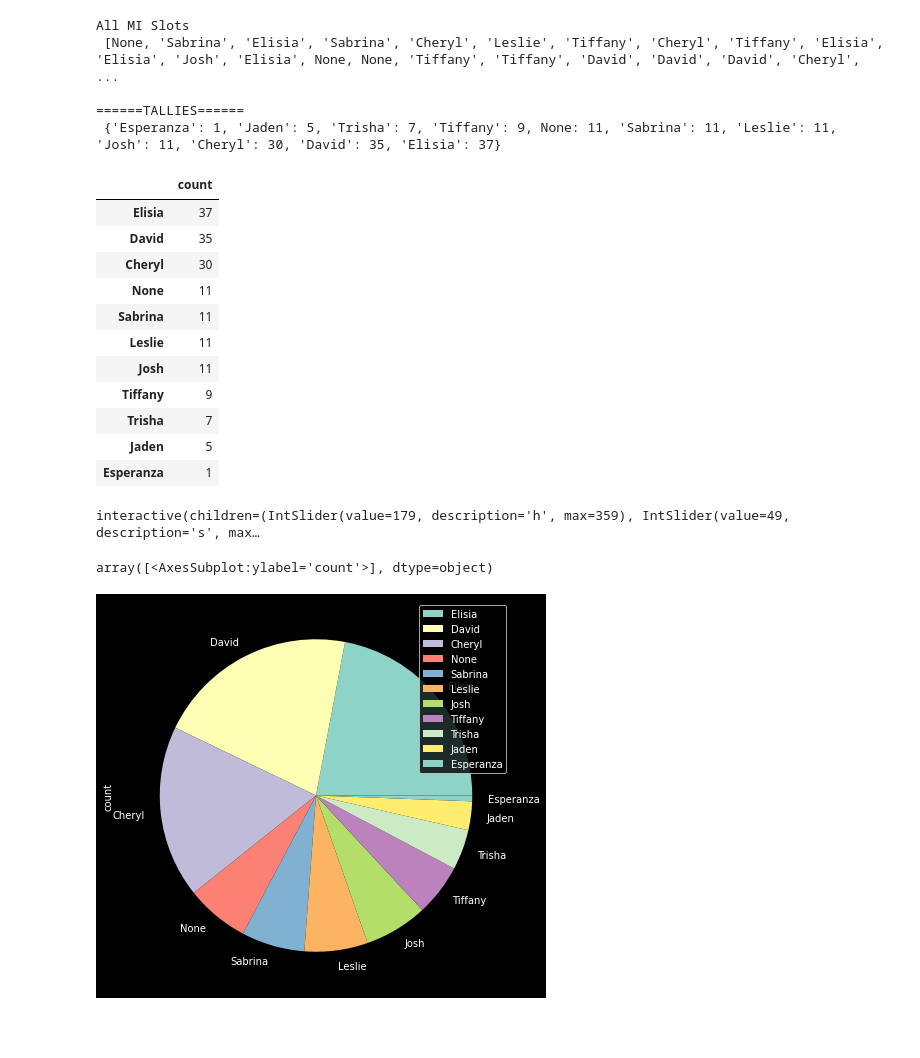
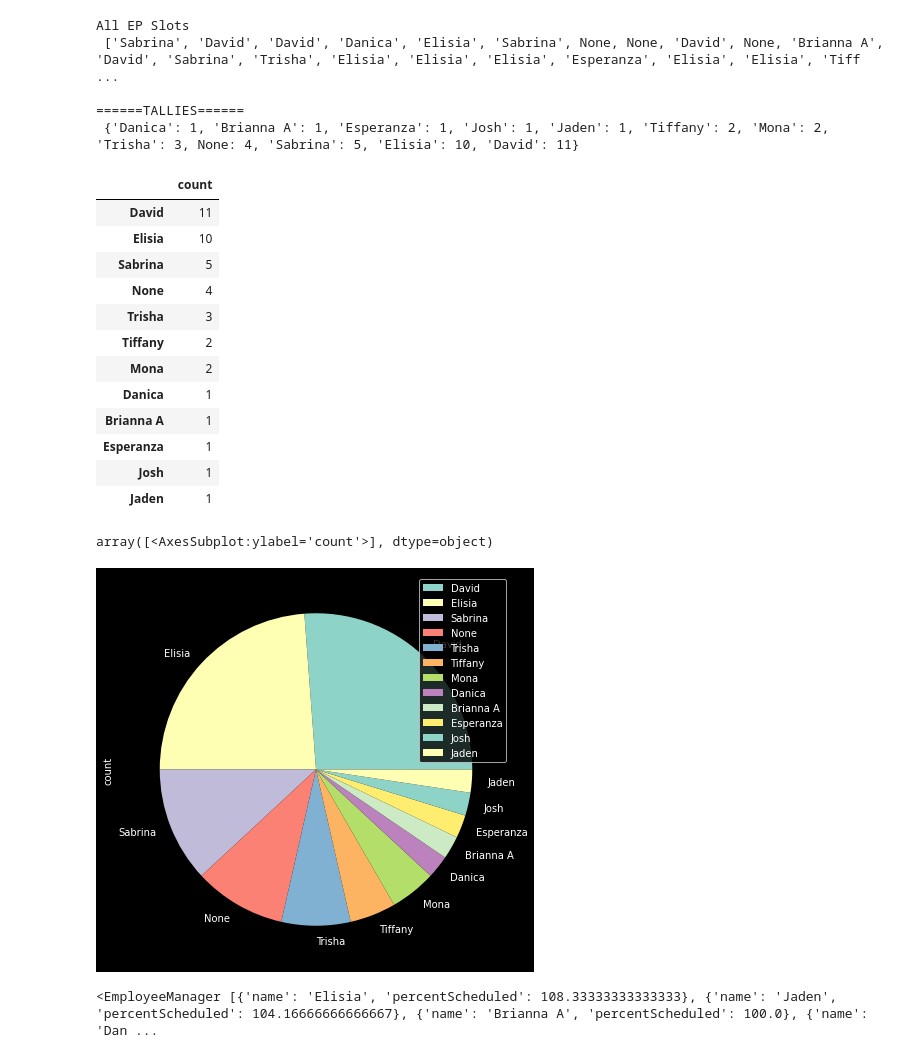
Before and after one commit to jts-bio/techn-i-cal, a Jupyter notebook: tests.ipynb, the cells around one changed output. Drawn from its saved outputs; the diff is of its cells as text; code cells hidden in the pictures; blank space fills up the shorter version.

```diff
--- a/tests.ipynb
+++ b/tests.ipynb
@@ -14,10 +13,10 @@ from django.test import RequestFactory
 from sch.actions import *
 from sch.views2 import *
 # %%
-shift = Shift.objects.get(name='MI')
+shift = Shift.objects.get(name='EP')
 all_mi_slots = list(Slot.objects.filter(shift=shift).values_list('employee__name',flat=True))
 print(
-    "All MI Slots\n",
+    "All EP Slots\n",
     all_mi_slots
 )
 
@@ -27,31 +26,39 @@ print (
     sortDict(mi_tallies)
 )
 # %% [output]
-All MI Slots
- [None, 'Sabrina', 'Elisia', 'Sabrina', 'Cheryl', 'Leslie', 'Tiffany', 'Cheryl', 'Tiffany', 'Elisia', 'Elisia', 'Josh', 'Elisia', None, None, 'Tiffany', 'Tiffany', 'David', 'David', 'David', 'Cheryl', ...
+All EP Slots
+ ['Sabrina', 'David', 'David', 'Danica', 'Elisia', 'Sabrina', None, None, 'David', None, 'Brianna A', 'David', 'Sabrina', 'Trisha', 'Elisia', 'Elisia', 'Elisia', 'Esperanza', 'Elisia', 'Elisia', 'Tiff ...
 
 ======TALLIES======
- {'Esperanza': 1, 'Jaden': 5, 'Trisha': 7, 'Tiffany': 9, None: 11, 'Sabrina': 11, 'Leslie': 11, 'Josh': 11, 'Cheryl': 30, 'David': 35, 'Elisia': 37}
+ {'Danica': 1, 'Brianna A': 1, 'Esperanza': 1, 'Josh': 1, 'Jaden': 1, 'Tiffany': 2, 'Mona': 2, 'Trisha': 3, None: 4, 'Sabrina': 5, 'Elisia': 10, 'David': 11}
 # %%
 df = pd.DataFrame.from_dict(sortDict(mi_tallies,reverse=True), orient='index', columns=['count'])
 df
 # %% [output]
 |  | count |
-| Elisia | 37 |
-| David | 35 |
-| Cheryl | 30 |
-| None | 11 |
-| Sabrina | 11 |
-| Leslie | 11 |
-| Josh | 11 |
-| Tiffany | 9 |
-| Trisha | 7 |
-| Jaden | 5 |
+| David | 11 |
+| Elisia | 10 |
+| Sabrina | 5 |
+| None | 4 |
+| Trisha | 3 |
+| Tiffany | 2 |
+| Mona | 2 |
+| Danica | 1 |
+| Brianna A | 1 |
 | Esperanza | 1 |
+| Josh | 1 |
+| Jaden | 1 |
 # %%
-sns.set_theme()
 df.plot(kind='pie',subplots=True,figsize=(7,10))
 # %% [output]
-interactive(children=(IntSlider(value=179, description='h', max=359), IntSlider(value=49, description='s', max…
+array([<AxesSubplot:ylabel='count'>], dtype=object)
-array([<AxesSubplot:ylabel='count'>], dtype=object)
-[figure, old version]
+[figure, new version]
+# %%
+sch = Schedule.objects.first()
+
+empls = Employee.objects.annotate(scheduleHours=Sum('slots__shift__hours')).order_by('-scheduleHours')
+# standard schedule Hours should be 240 * the employees fte field
+empls = empls.annotate(standardScheduleHours=240*F('fte'))
+empls = empls.annotate(percentScheduled=F('scheduleHours')/F('standardScheduleHours')*100)
+# %% [output]
+<EmployeeManager [{'name': 'Elisia', 'percentScheduled': 108.33333333333333}, {'name': 'Jaden', 'percentScheduled': 104.16666666666667}, {'name': 'Brianna A', 'percentScheduled': 100.0}, {'name': 'Dan ...
```
Also changed, not shown: parts of 1 cell of this notebook, 34 other files.
